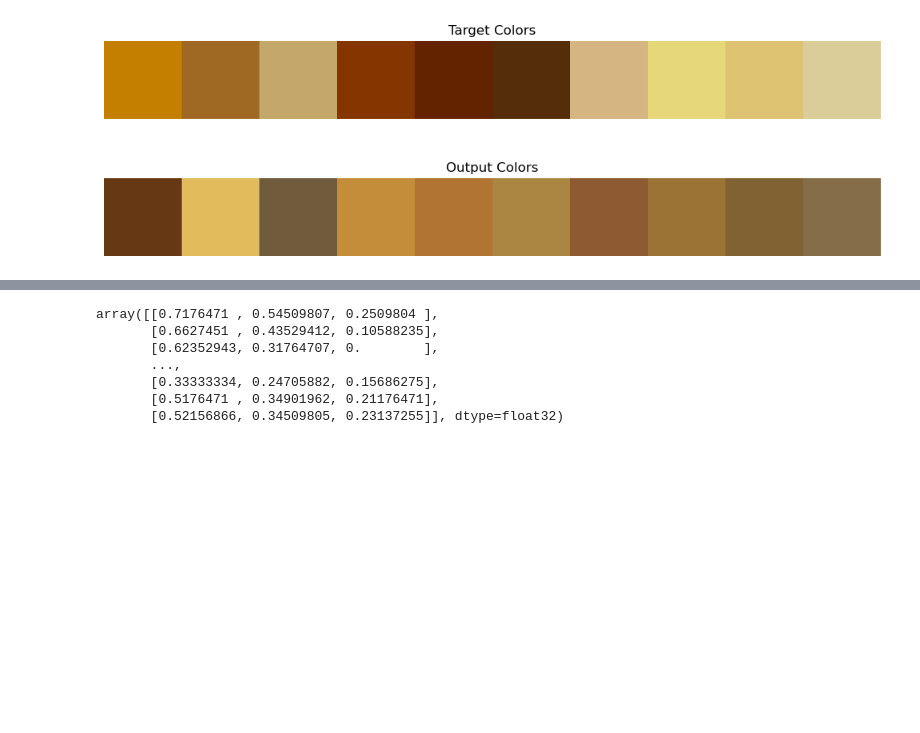
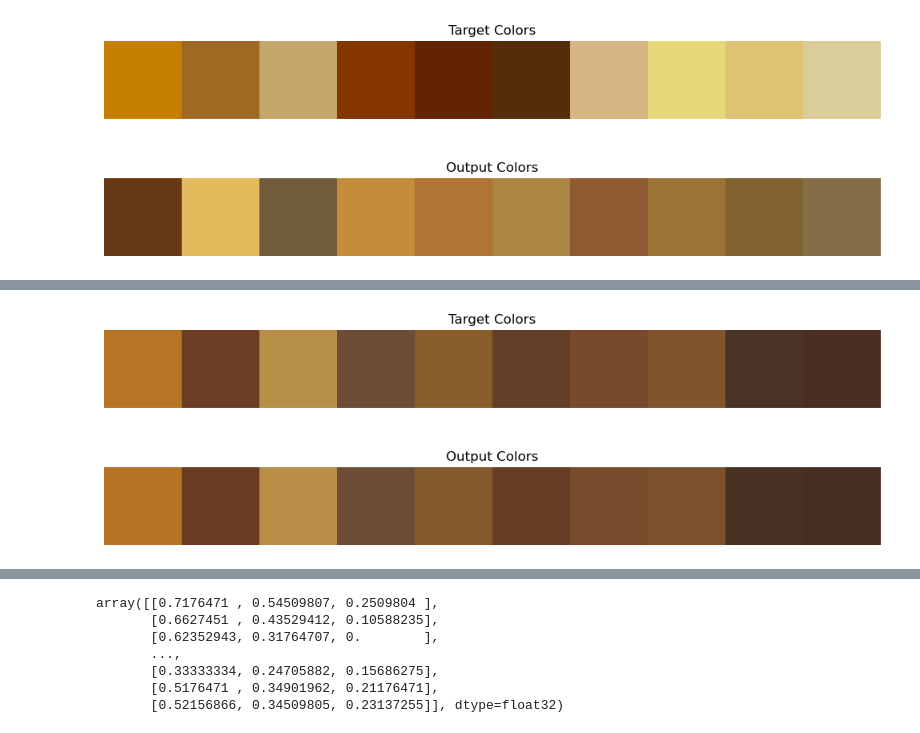
Before and after one commit to CS-433/ml-project-2-kalamariunionen, a Jupyter notebook: analysis_resnet.ipynb, the cells around one changed output, grey strips where cells are left out. Cells and saved outputs as stored; diff of their text form; code cells hidden in the pictures; blank space fills up the shorter version.

```diff
--- a/analysis_resnet.ipynb
+++ b/analysis_resnet.ipynb
@@ -256,0 +490,8 @@ plot_colors_with_subplots(target_colors_np, output_colors_np, highest_10_indices
+# %%
+ed_sorted_index_head = np.argsort(euclidian_distance_head)
+ed_sorted_head  = np.sort(euclidian_distance_head)
+lowest_10_indices_head = ed_sorted_index_head [:10]
+highest_10_indices_head = ed_sorted_index_head [-10:]
+plot_colors_with_subplots(target_colors_head_np, output_colors_head_np, lowest_10_indices_head)
+# %% [output]
+[figure, added]
```
Also changed, not shown: parts of 38 cells of this notebook, 13 other files.
